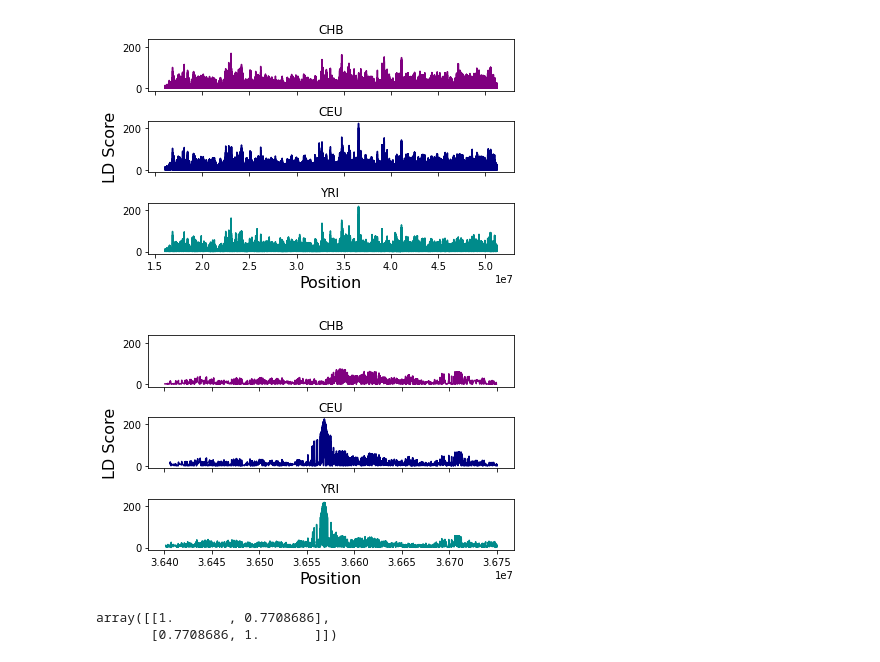
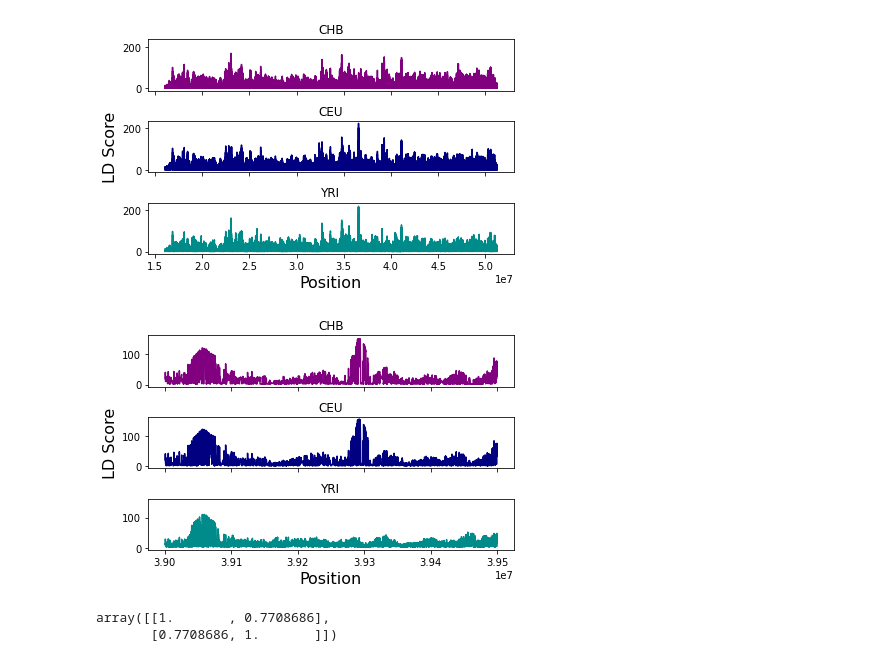
Before and after one commit to achyutha11/geo_LD_viz_v2, a Jupyter notebook: doc/notebooks/kxpexp.ipynb, the cells around one changed output. Cells and saved outputs as stored; diff of their text form; code cells hidden in the pictures.

Commit message:
Cleaned up LD score plots

```diff
--- a/doc/notebooks/kxpexp.ipynb
+++ b/doc/notebooks/kxpexp.ipynb
@@ -402,20 +400,23 @@ Wall time: 4.16 s
 # %%
 #First attempt at a function to return array of LD scores
-#Add comments in between, and change variables to be more accurate of what they are
 
 from tqdm import tqdm
 
-def ld_score(a):
-    scores = np.zeros(a.shape[1])
-    for i in tqdm(range(a.shape[1])):
-        b = i
-        c = 0
+def ld_score(LDmat):
+    # Creating empty array to be filled with LD scores, length = number of SNPs
+    scores = np.zeros(LDmat.shape[1])
+    # While loop creates diagonal component of LD score, ends either when first column or last row of LD matrix is reached
+    for i in tqdm(range(LDmat.shape[1])):
+        col = i
+        row = 0
         diag = 0
-        while b>=1 and c<(a.shape[0]-2):
-            diag += a[1+c,b-1]
-            b -= 1
-            c += 1
-        scores[i]=np.sum(a[:,i]) + diag
+        # Adding each cell in the diagonal to diag
+        while col>=1 and row<(LDmat.shape[0]-2):
+            diag += LDmat[1+row,col-1]
+            col -= 1
+            row += 1
+        # Adds sum of column to sum of diagonal
+        scores[i]=np.sum(LDmat[:,i]) + diag
     return scores
 # %%
 # Calculating LD scores for CHB, CEU, YRI
@@ -500,26 +507,31 @@ plt.tight_layout()
 # %%
 # Focusing on specific region of chromosome 22
 
 fig, (ax1,ax2,ax3) = plt.subplots(3,sharex=True,sharey=True)
 
-idx4 = (pos[idx1] > 3.64*10**7) & (pos[idx1] < 3.675*10**7)
-idx5 = (pos[idx2] > 3.64*10**7) & (pos[idx2] < 3.675*10**7)
-idx6 = (pos[idx3] > 3.64*10**7) & (pos[idx3] < 3.675*10**7)
+lowerb = 3.9*10**7
+upperb = 3.95*10**7
+
+idx4 = (pos[idx1] > lowerb) & (pos[idx1] < upperb)
+idx5 = (pos[idx2] > lowerb) & (pos[idx2] < upperb)
+idx6 = (pos[idx3] > lowerb) & (pos[idx3] < upperb)
 
 ax1.plot(pos[idx1][idx4],CHB_LDS[idx1][idx4],color='purple')
 ax2.plot(pos[idx2][idx5],CEU_LDS[idx2][idx5],color='navy')
 ax3.plot(pos[idx3][idx6],YRI_LDS[idx3][idx6],color='darkcyan')
 
 ax2.set_ylabel('LD Score',fontsize=16)
 ax3.set_xlabel("Position",fontsize=16)
 
 ax1.title.set_text("CHB")
 ax2.title.set_text("CEU")
 ax3.title.set_text("YRI")
 
 plt.tight_layout()
+
+#plt.savefig('chr22_LDS_bar_region2.png',dpi=300)
 # %% [output]
-[figure, old version]
+[figure, new version]
 # %%
 idx = (CEU_LDS > 0) & (CHB_LDS > 0)
 plt.scatter(CHB_LDS[idx],CEU_LDS[idx],s=0.1,color='purple')
```
Also changed, not shown: parts of 4 cells of this notebook.
